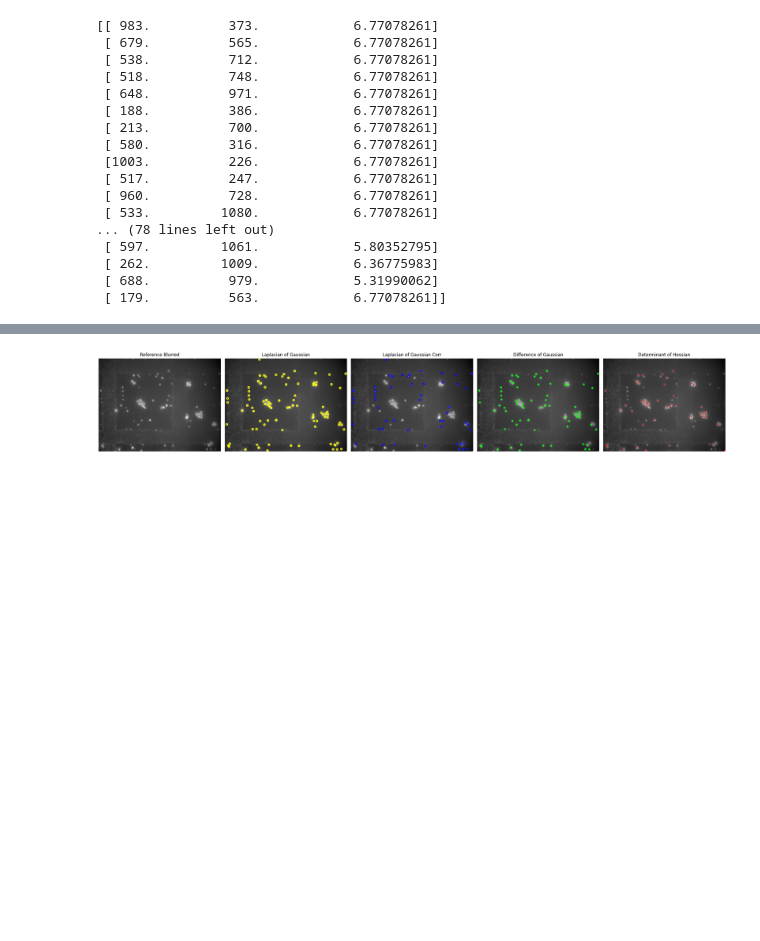
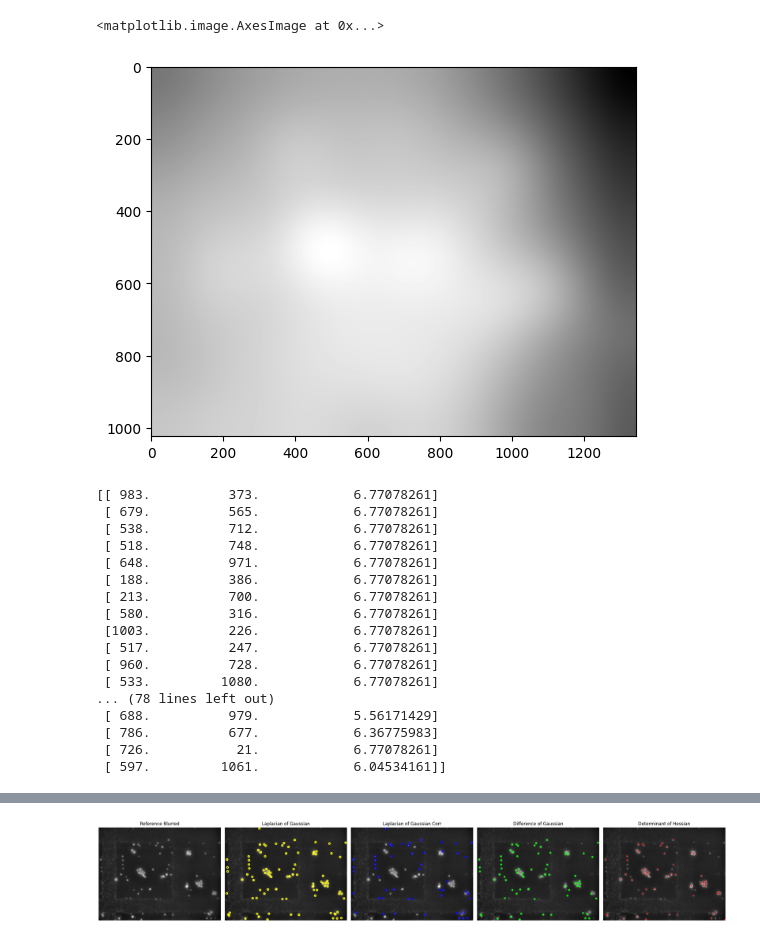
Before and after one commit to ADIposit/BeadDetectionCLEM, a Jupyter notebook: BeadDetection.ipynb, the cells around one changed output, grey strips where cells are left out. Cells and saved outputs as stored; diff of their text form; code cells hidden in the pictures; blank space fills up the shorter version.

```diff
--- a/BeadDetection.ipynb
+++ b/BeadDetection.ipynb
@@ -50,23 +50,32 @@ filt_fac = 0.875
 
 # filtering factor to extract the image gradient
 # higher factors are more conservative, but will remove less gradient
-grad_filt_fac = 50
+# it is essentially a high pass filter
+grad_filt_fac = 15
+
+# bias to deviate from inflection point at the parameter optimization
+# coose negative numbers in order to remove more rois - use it to compensate the beads to cell ratio
+bias = -0
 # %%
 #take projection of highest value, and correct it by removing gradient and blurring it
 max_proj= np.max(stack, axis=0)
 max_proj = max_proj/np.max(max_proj)
 
 gradient_image = scipy.ndimage.gaussian_filter(max_proj, sigma_Gl * grad_filt_fac)
 
 mean_grad = np.mean(gradient_image)
 
 corrected_image = max_proj - gradient_image + mean_grad
 
 max_value = np.max(corrected_image)
 
 corrected_image = corrected_image/max_value
 
 corr_img_gauss = scipy.ndimage.gaussian_filter(corrected_image, filt_fac * sigma_Gl)
+plt.imshow(gradient_image, cmap='gray')
+# %% [output]
+<matplotlib.image.AxesImage at 0x...>
+[figure, added]
 # %%
 # extract regions of interest with laplacian of gaussian
 rois = skimage.feature.blob_log(corr_img_gauss, min_sigma=min_sigma_kernel, max_sigma=max_sigma_kernel, num_sigma=sigma_num,
@@ -89,10 +98,10 @@ print(rois)
  [ 960.          728.            6.77078261]
  [ 533.         1080.            6.77078261]
 ... (78 lines left out)
- [ 597.         1061.            5.80352795]
- [ 262.         1009.            6.36775983]
- [ 688.          979.            5.31990062]
- [ 179.          563.            6.77078261]]
+ [ 688.          979.            5.56171429]
+ [ 786.          677.            6.36775983]
+ [ 726.           21.            6.77078261]
+ [ 597.         1061.            6.04534161]]
 # %%
 # function to find the perfect parameter for the step later which excludes rois that have bright surroundings
 # fits a sigmoid function through the "parameter vs remaining rois" plot and then takes the inflection point as perfect parameter
```
Also changed, not shown: parts of 3 cells of this notebook.
